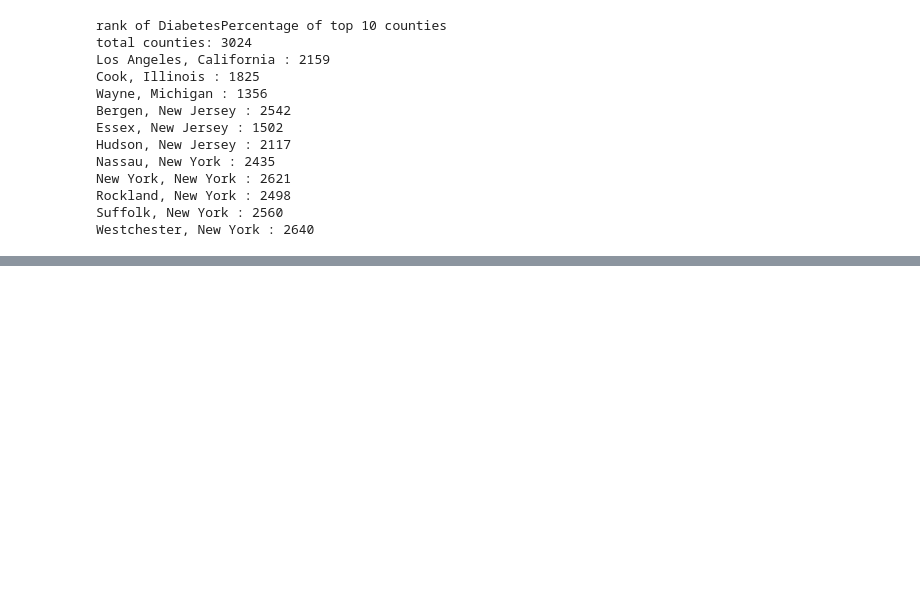
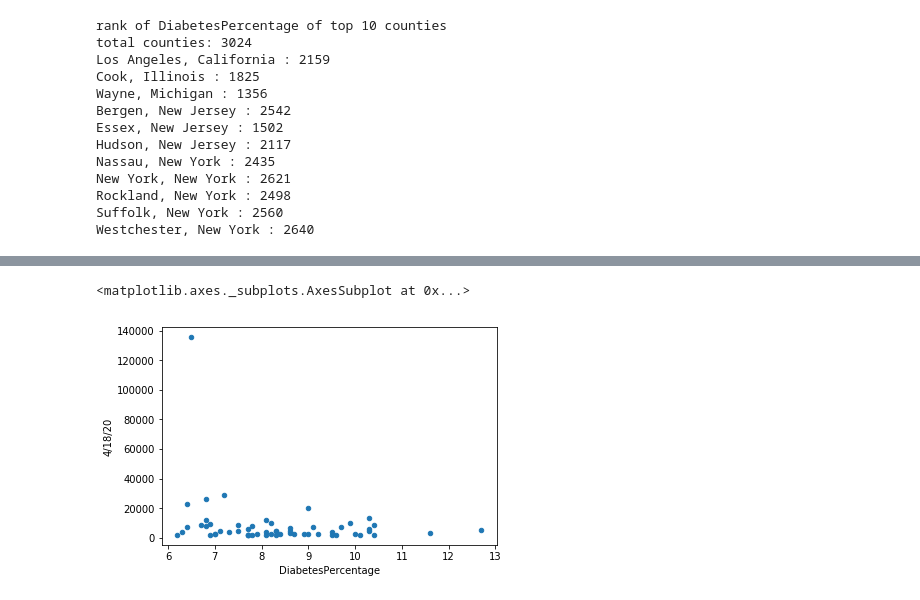
Before and after one commit to ChenFengTsai/COVID-19, a Jupyter notebook: COVID-19.ipynb, the cells around one changed output, grey strips where cells are left out. Drawn from its saved outputs; the diff is of its cells as text; code cells hidden in the pictures; blank space fills up the shorter version.

Commit message:
plotting

```diff
--- a/COVID-19.ipynb
+++ b/COVID-19.ipynb
@@ -366,3 +364,8 @@ New York, New York : 1349
 Rockland, New York : 1193
 Suffolk, New York : 2362
 Westchester, New York : 1347
+# %%
+combine[combine['4/18/20'] > 2000].plot.scatter('DiabetesPercentage', '4/18/20' )
+# %% [output]
+<matplotlib.axes._subplots.AxesSubplot at 0x...>
+[figure, added]
```
Also changed, not shown: parts of 16 cells of this notebook.
